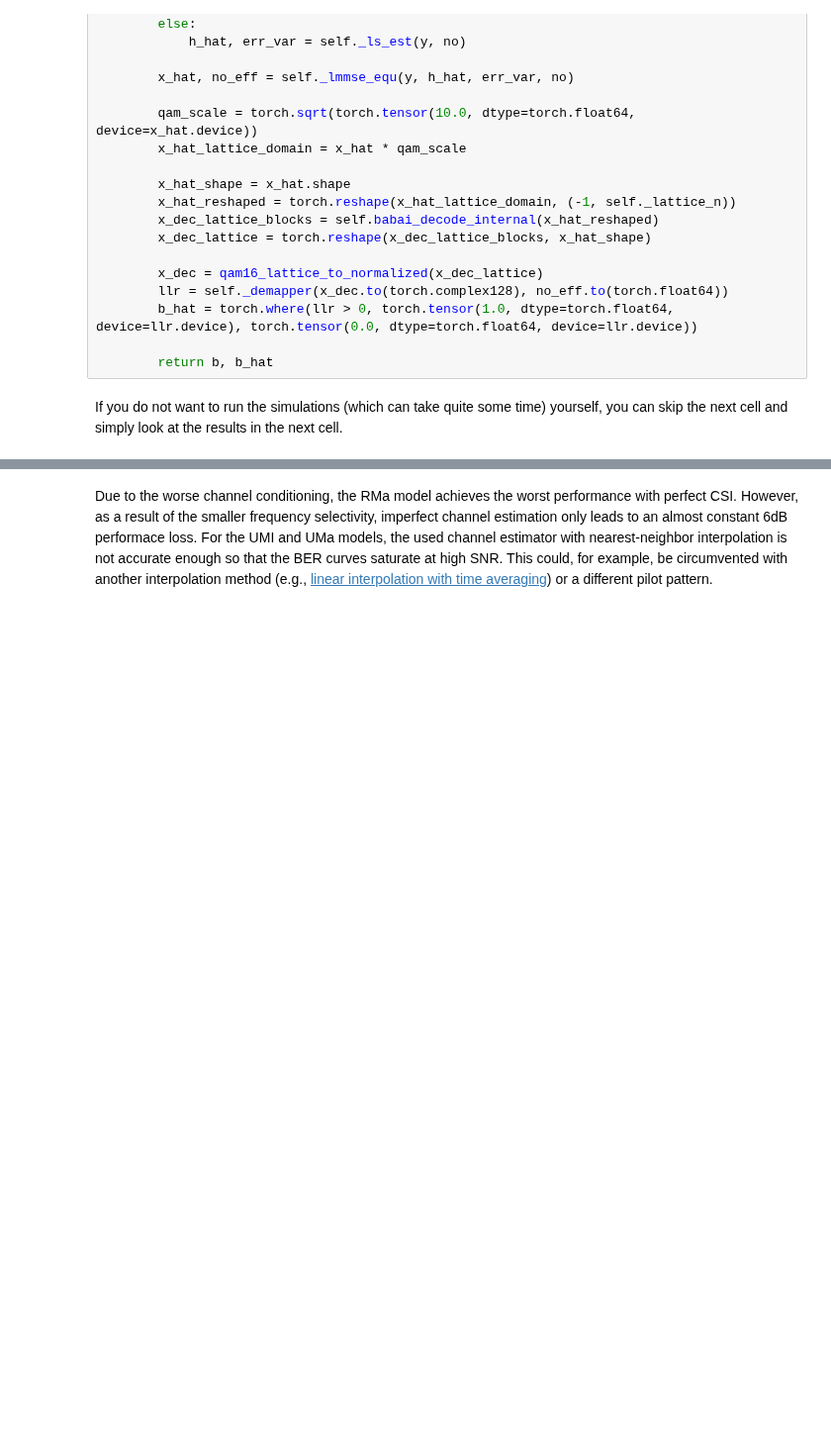
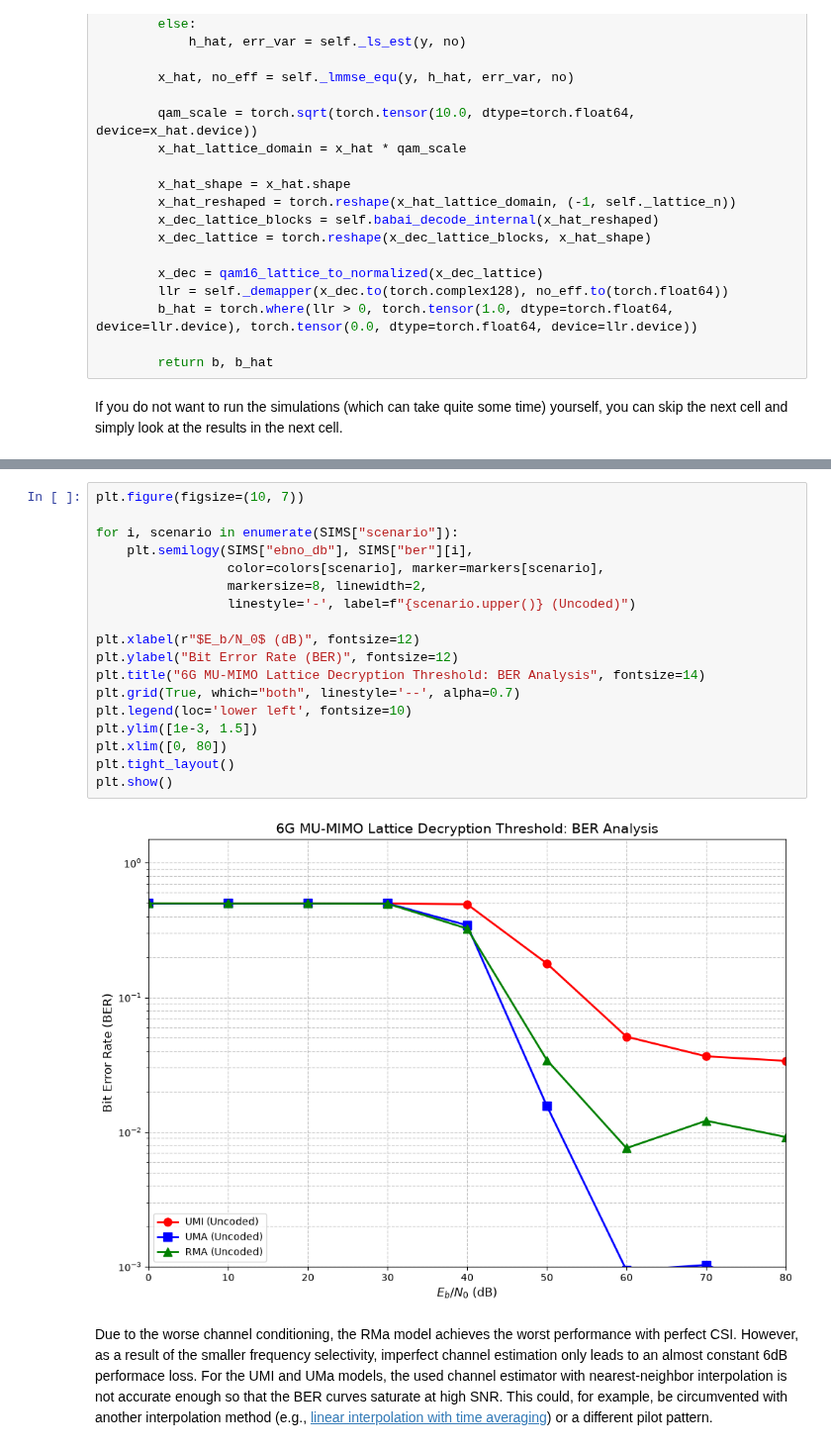
Before and after one commit to DanielGrahamB/pqc-research, a Jupyter notebook: PQC_MIMO_Simulations.ipynb, the cells around one changed output, grey strips where cells are left out. Shown at 99% size. Drawn from its saved outputs; the diff is of its cells as text; blank space fills up the shorter version.

```diff
--- a/PQC_MIMO_Simulations.ipynb
+++ b/PQC_MIMO_Simulations.ipynb
@@ -562,3 +562,23 @@ plt.show()
+# %%
+plt.figure(figsize=(10, 7))
+
+for i, scenario in enumerate(SIMS["scenario"]):
+    plt.semilogy(SIMS["ebno_db"], SIMS["ber"][i],
+                 color=colors[scenario], marker=markers[scenario],
+                 markersize=8, linewidth=2,
+                 linestyle='-', label=f"{scenario.upper()} (Uncoded)")
+
+plt.xlabel(r"$E_b/N_0$ (dB)", fontsize=12)
+plt.ylabel("Bit Error Rate (BER)", fontsize=12)
+plt.title("6G MU-MIMO Lattice Decryption Threshold: BER Analysis", fontsize=14)
+plt.grid(True, which="both", linestyle='--', alpha=0.7)
+plt.legend(loc='lower left', fontsize=10)
+plt.ylim([1e-3, 1.5])
+plt.xlim([0, 80])
+plt.tight_layout()
+plt.show()
+# %% [output]
+[figure, added]
 # %% [markdown]
 Due to the worse channel conditioning, the RMa model achieves the worst performance with perfect CSI. However, as a result of the smaller frequency selectivity, imperfect channel estimation only leads to an almost constant 6dB performace loss. For the UMI and UMa models, the used channel estimator with nearest-neighbor interpolation is not accurate enough so that the BER curves saturate at high SNR. This could, for example, be circumvented with another interpolation method (e.g., [linear interpolation with time averaging](https://nvlabs.github.io/sionna/phy/api/ofdm/sionna.phy.ofdm.LinearInterpolator.html)) or a different pilot pattern.
 # %%
```
Also changed, not shown: parts of 10 cells of this notebook.
